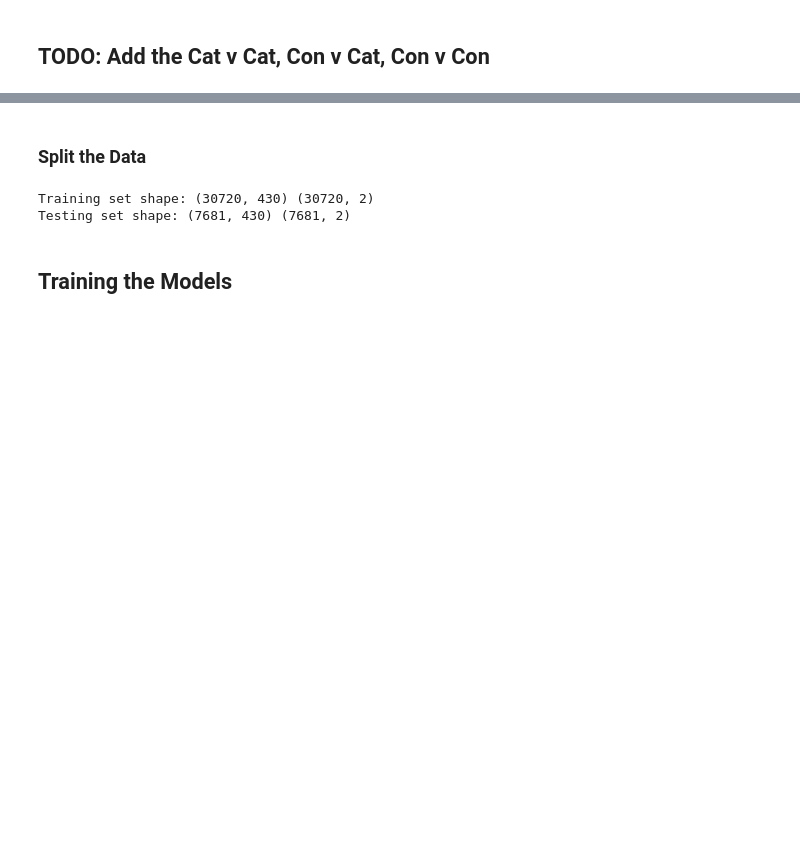
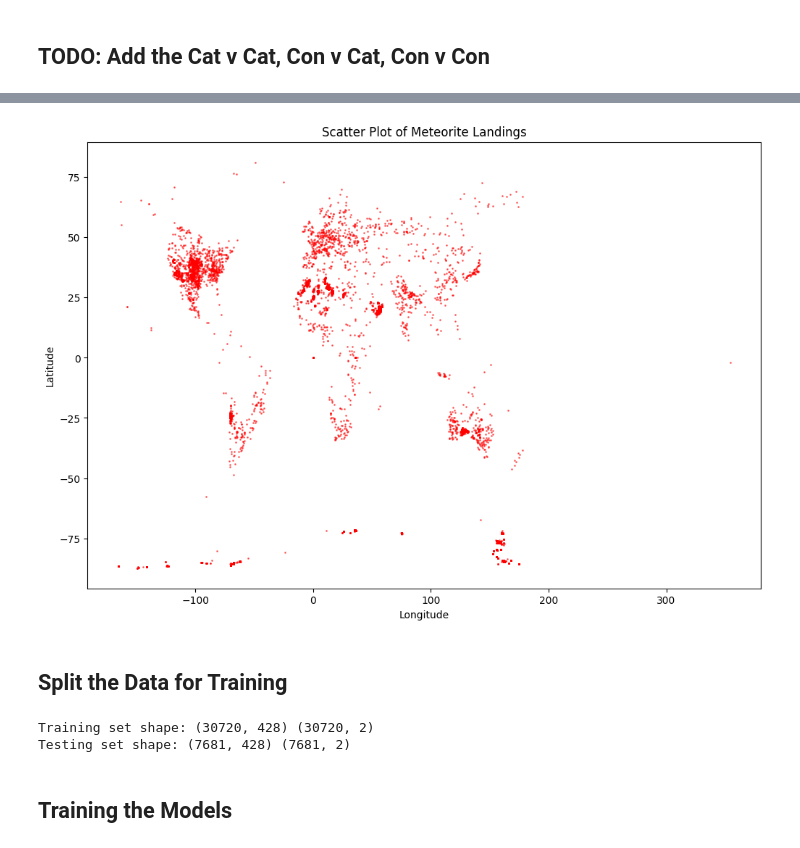
Before and after one commit to xkeyo/meteorite-fall-analysis, a Jupyter notebook: main.ipynb, the cells around one changed output, grey strips where cells are left out. Cells and saved outputs as stored; diff of their text form; code cells hidden in the pictures; blank space fills up the shorter version.

```diff
--- a/main.ipynb
+++ b/main.ipynb
@@ -239,9 +301,21 @@ plt.show()
+# %%
+# Plotting the scatter plot of meteorite landings
+import matplotlib.pyplot as plt
+
+plt.figure(figsize=(12, 8))
+plt.scatter(data['reclong'], data['reclat'], s=1, c='red', alpha=0.5)
+plt.title("Scatter Plot of Meteorite Landings")
+plt.xlabel("Longitude")
+plt.ylabel("Latitude")
+plt.show()
+# %% [output]
+[figure, added]
 # %% [markdown]
-### Split the Data
+## Split the Data for Training
 # %%
 # Define feature set X and target variables y (assuming 'reclat' and 'reclong' are targets)
-X = data[['log_mass', 'year', 'recclass', 'fall', 'nametype']]
-# X = data[['log_mass', 'year', 'recclass']]
+# X = data[['log_mass', 'year', 'recclass', 'fall', 'nametype']]
+X = data[['log_mass', 'year', 'recclass']]
 y = data[['reclat', 'reclong']]
 
 # Convert categorical features to dummy variables
@@ -253,8 +327,8 @@ X_train, X_test, y_train, y_test = train_test_split(X, y, test_size=0.2, random_
 print("Training set shape:", X_train.shape, y_train.shape)
 print("Testing set shape:", X_test.shape, y_test.shape)
 # %% [output]
-Training set shape: (30720, 430) (30720, 2)
-Testing set shape: (7681, 430) (7681, 2)
+Training set shape: (30720, 428) (30720, 2)
+Testing set shape: (7681, 428) (7681, 2)
 # %% [markdown]
 ## Training the Models
 # %%
```
Also changed, not shown: parts of 9 cells of this notebook, 1 other file.
